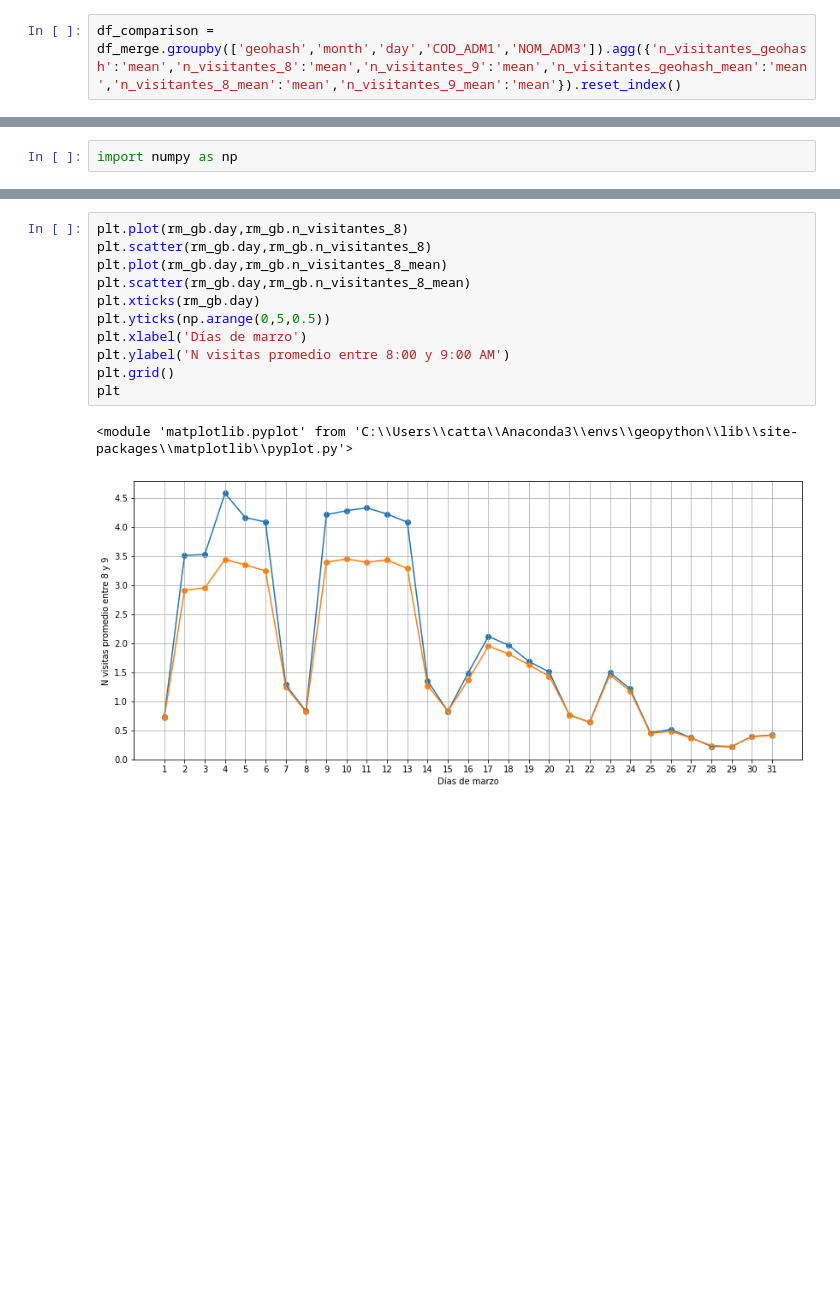
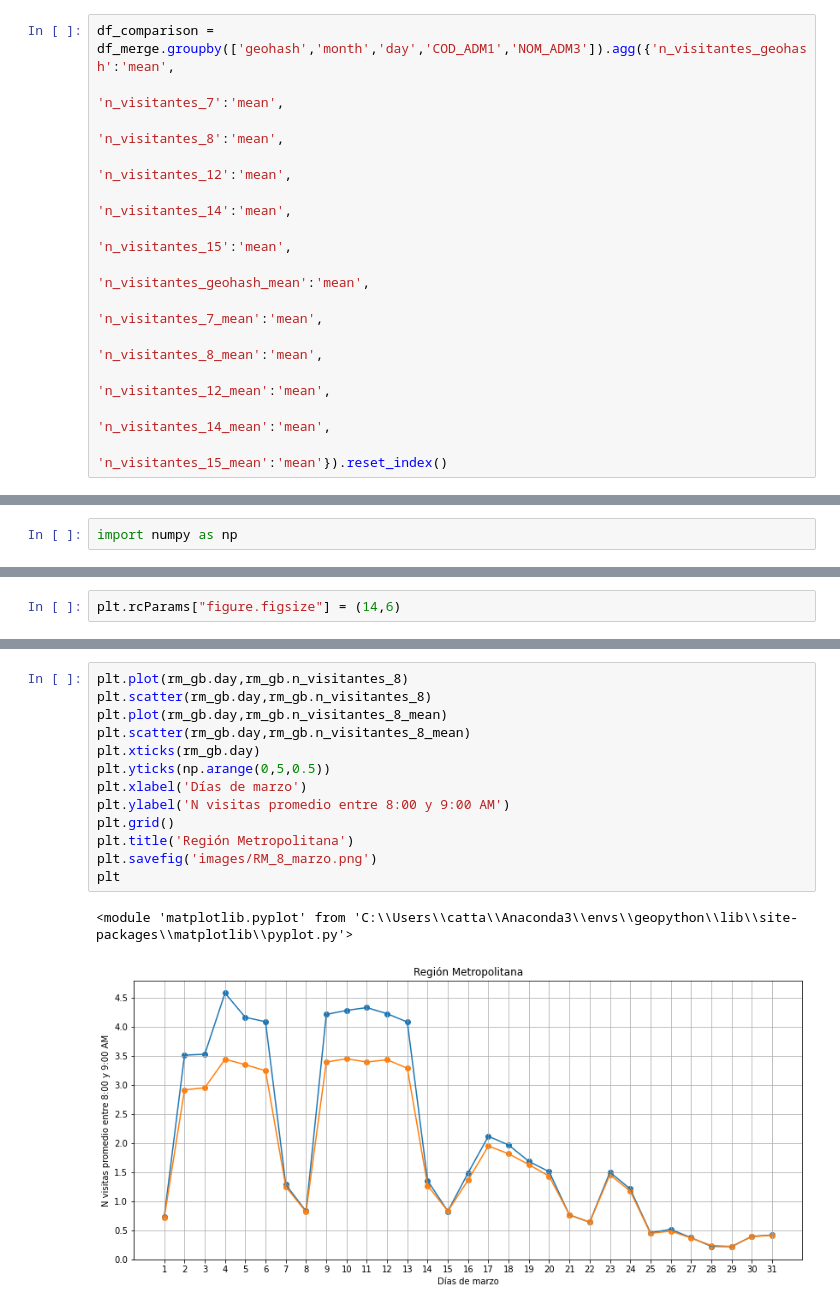
Before and after one commit to lpalominon/Geohashes-Colegios, a Jupyter notebook: Codes/Python/Scripts Catalina/3. Check geohashes colindantes.ipynb, the cells around one changed output, grey strips where cells are left out. Saved outputs shown, nothing was run; the diff lists cells and outputs as text; blank space fills up the shorter version.

```diff
--- a/Codes/Python/Scripts Catalina/3. Check geohashes colindantes.ipynb
+++ b/Codes/Python/Scripts Catalina/3. Check geohashes colindantes.ipynb
@@ -206,7 +206,18 @@ n_visitantes_23_mean
 n_visitantes_23_max
 n_visitantes_23_std
 # %%
-df_comparison = df_merge.groupby(['geohash','month','day','COD_ADM1','NOM_ADM3']).agg({'n_visitantes_geohash':'mean','n_visitantes_8':'mean','n_visitantes_9':'mean','n_visitantes_geohash_mean':'mean','n_visitantes_8_mean':'mean','n_visitantes_9_mean':'mean'}).reset_index()
+df_comparison = df_merge.groupby(['geohash','month','day','COD_ADM1','NOM_ADM3']).agg({'n_visitantes_geohash':'mean',
+                                                                                       'n_visitantes_7':'mean',
+                                                                                       'n_visitantes_8':'mean',
+                                                                                       'n_visitantes_12':'mean',
+                                                                                       'n_visitantes_14':'mean',
+                                                                                       'n_visitantes_15':'mean',
+                                                                                       'n_visitantes_geohash_mean':'mean',
+                                                                                       'n_visitantes_7_mean':'mean',
+                                                                                       'n_visitantes_8_mean':'mean',
+                                                                                       'n_visitantes_12_mean':'mean',
+                                                                                       'n_visitantes_14_mean':'mean',
+                                                                                       'n_visitantes_15_mean':'mean'}).reset_index()
 # %%
 df_comparison
 # %% [output]
@@ -255,0 +287,2 @@ import numpy as np
+# %%
+plt.rcParams["figure.figsize"] = (14,6)
@@ -256,14 +291,16 @@ import numpy as np
 # %%
 plt.plot(rm_gb.day,rm_gb.n_visitantes_8)
 plt.scatter(rm_gb.day,rm_gb.n_visitantes_8)
 plt.plot(rm_gb.day,rm_gb.n_visitantes_8_mean)
 plt.scatter(rm_gb.day,rm_gb.n_visitantes_8_mean)
 plt.xticks(rm_gb.day)
 plt.yticks(np.arange(0,5,0.5))
 plt.xlabel('Días de marzo')
 plt.ylabel('N visitas promedio entre 8:00 y 9:00 AM')
 plt.grid()
+plt.title('Región Metropolitana')
+plt.savefig('images/RM_8_marzo.png')
 plt
 # %% [output]
 <module 'matplotlib.pyplot' from 'C:\\Users\\catta\\Anaconda3\\envs\\geopython\\lib\\site-packages\\matplotlib\\pyplot.py'>
-[figure, old version]
+[figure, new version]
```
Also changed, not shown: parts of 16 cells of this notebook.
